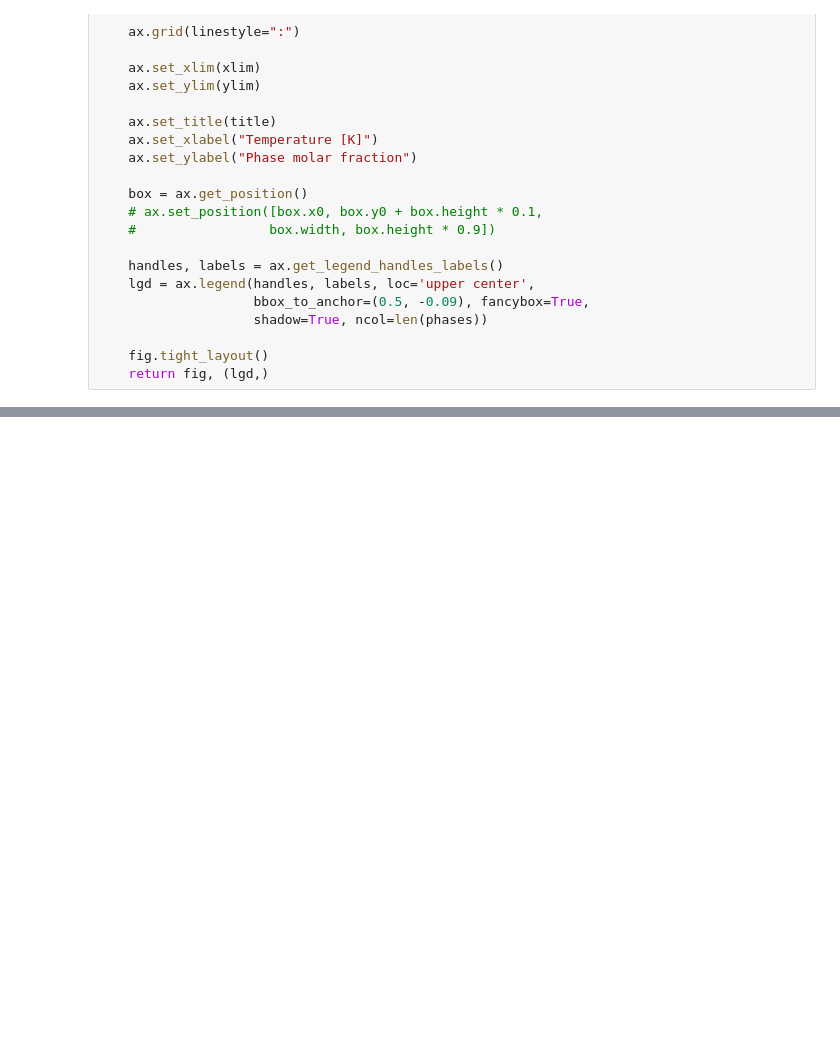
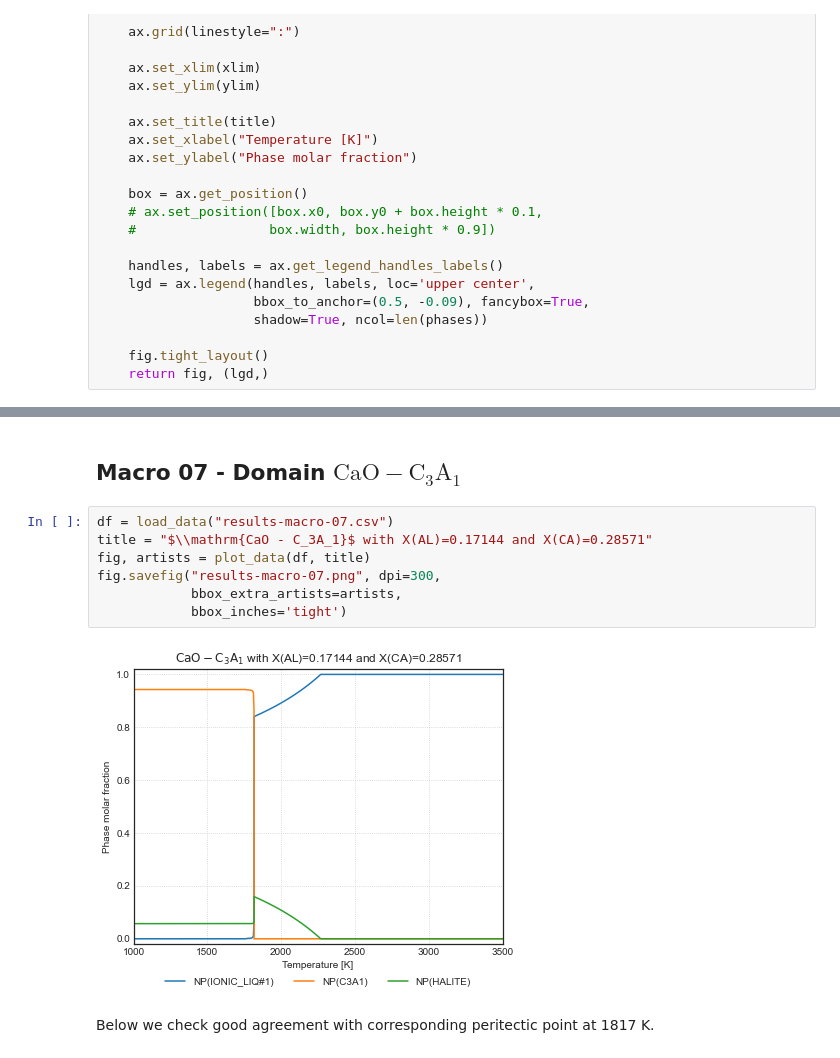
Before and after one commit to ILovewindows-oss/learning-scientific-computing, a Jupyter notebook: thermochemistry/opencalphad/binary-al2o3-cao/post/postprocess.ipynb, the cells around one changed output, grey strips where cells are left out. Drawn from its saved outputs; the diff is of its cells as text; blank space fills up the shorter version.

Commit message:
Added literature checks

```diff
--- a/thermochemistry/opencalphad/binary-al2o3-cao/post/postprocess.ipynb
+++ b/thermochemistry/opencalphad/binary-al2o3-cao/post/postprocess.ipynb
@@ -270,0 +183,13 @@ fig.savefig("results-macro-10.png", dpi=300,
+# %% [markdown]
+## Macro 07 - Domain $\mathrm{CaO - C_3A_1}$
+# %%
+df = load_data("results-macro-07.csv")
+title = "$\\mathrm{CaO - C_3A_1}$ with X(AL)=0.17144 and X(CA)=0.28571"
+fig, artists = plot_data(df, title)
+fig.savefig("results-macro-07.png", dpi=300,
+            bbox_extra_artists=artists,
+            bbox_inches='tight')
+# %% [output]
+[figure, added]
+# %% [markdown]
+Below we check good agreement with corresponding peritectic point at 1817 K.
```
Also changed, not shown: parts of 75 cells of this notebook.
